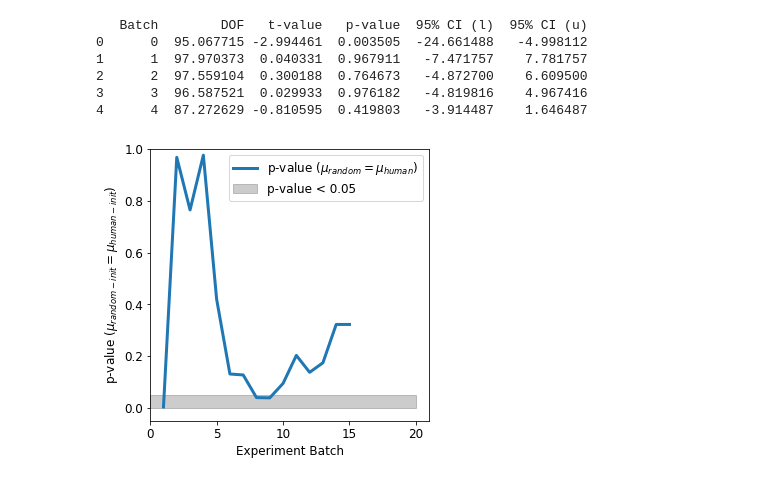
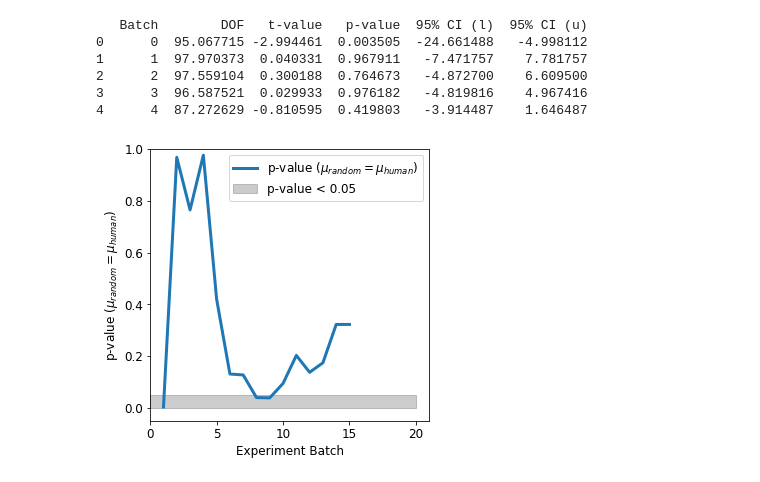
Before and after one commit to b-shields/EvML, a Jupyter notebook: results/analysis_human_init.ipynb, the cells around one changed output. Saved outputs shown, nothing was run; the diff lists cells and outputs as text; code cells hidden in the pictures.

Commit message:
removed ipython checkcpoints and updated human init results

```diff
--- a/results/analysis_human_init.ipynb
+++ b/results/analysis_human_init.ipynb
@@ -325,23 +325,23 @@ print(random_vs_human.head())
 # %%
 # Plot hypothesis testing summary
 
 # Disributions
 fig, ax3 = plt.subplots(1, figsize=(5,5))
 
 # p < 0.05
 ax3.fill_between([0,20], [0.05, 0.05], color='black', alpha=0.2, label='p-value < 0.05')
 
 # Paths
 ax3.plot(range(1,16), random_vs_human['p-value'], linewidth=3, label='p-value ($\mu_{random}=\mu_{human}$)')
 
 # Parameters
 ax3.set_ylim(-0.05, 1)
-ax3.set_ylabel('p-value ($\mu_{random-init}=\mu_{human-init}$)')
+ax3.set_ylabel('p-value ($\mu_{random}=\mu_{human}$)')
 ax3.set_xlabel('Experiment Batch')
 ax3.set_xlim(0,21)
 ax3.legend(loc='upper right')
 
 plt.savefig('path_hypothesis_testing_init.svg', format='svg', bbox_inches='tight')
 plt.show()
 # %% [output]
-[figure, old version]
+[figure, new version]
```
